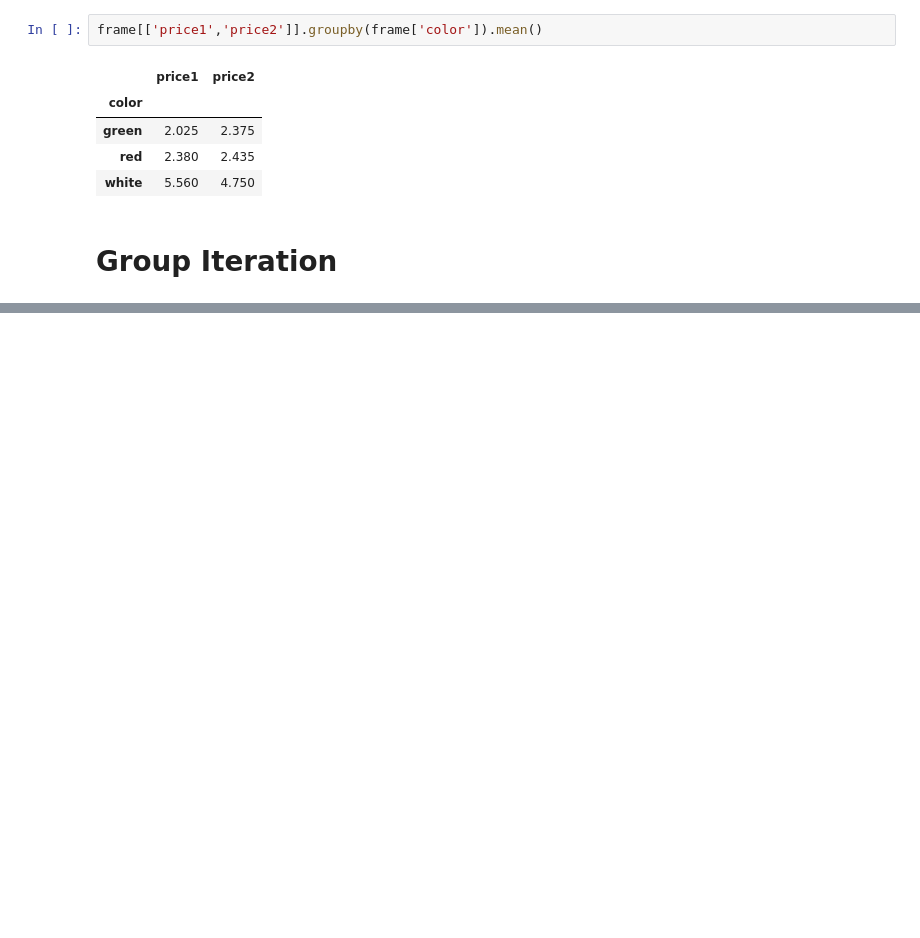
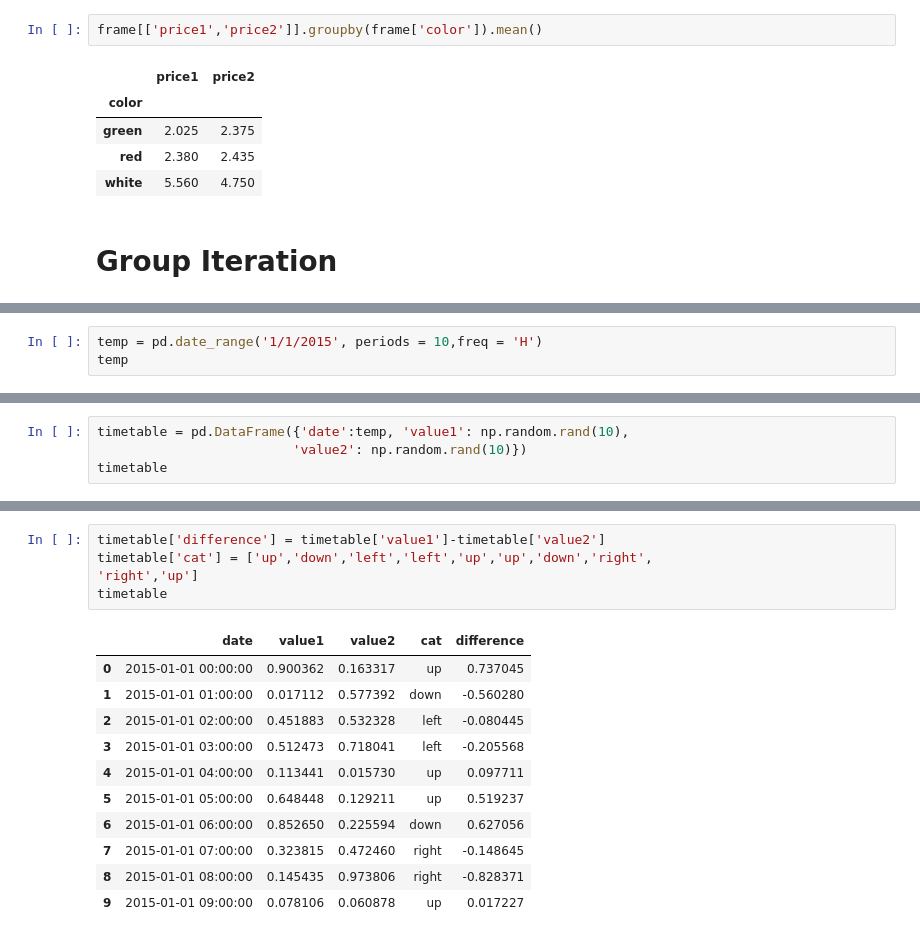
Before and after one commit to OliverRevilla/RW_Pandas, a Jupyter notebook: Pandas_in_depth.ipynb, the cells around one changed output, grey strips where cells are left out. Drawn from its saved outputs; the diff is of its cells as text; blank space fills up the shorter version.

Commit message:
commit for data aggregation

```diff
--- a/Pandas_in_depth.ipynb
+++ b/Pandas_in_depth.ipynb
@@ -897,0 +1079,3 @@ frame[['price1','price2']].groupby(frame['color']).mean()
+# %%
+temp = pd.date_range('1/1/2015', periods = 10,freq = 'H')
+temp
@@ -897,0 +1104,4 @@ frame[['price1','price2']].groupby(frame['color']).mean()
+# %%
+timetable = pd.DataFrame({'date':temp, 'value1': np.random.rand(10),
+                         'value2': np.random.rand(10)})
+timetable
@@ -897,0 +1120,17 @@ frame[['price1','price2']].groupby(frame['color']).mean()
+# %%
+timetable['difference'] = timetable['value1']-timetable['value2']
+timetable['cat'] = ['up','down','left','left','up','up','down','right',
+'right','up']
+timetable
+# %% [output]
+|  | date | value1 | value2 | cat | difference |
+| 0 | 2015-01-01 00:00:00 | 0.900362 | 0.163317 | up | 0.737045 |
+| 1 | 2015-01-01 01:00:00 | 0.017112 | 0.577392 | down | -0.560280 |
+| 2 | 2015-01-01 02:00:00 | 0.451883 | 0.532328 | left | -0.080445 |
+| 3 | 2015-01-01 03:00:00 | 0.512473 | 0.718041 | left | -0.205568 |
+| 4 | 2015-01-01 04:00:00 | 0.113441 | 0.015730 | up | 0.097711 |
+| 5 | 2015-01-01 05:00:00 | 0.648448 | 0.129211 | up | 0.519237 |
+| 6 | 2015-01-01 06:00:00 | 0.852650 | 0.225594 | down | 0.627056 |
+| 7 | 2015-01-01 07:00:00 | 0.323815 | 0.472460 | right | -0.148645 |
+| 8 | 2015-01-01 08:00:00 | 0.145435 | 0.973806 | right | -0.828371 |
+| 9 | 2015-01-01 09:00:00 | 0.078106 | 0.060878 | up | 0.017227 |
```
Also changed, not shown: parts of 29 cells of this notebook, 1 other file.
